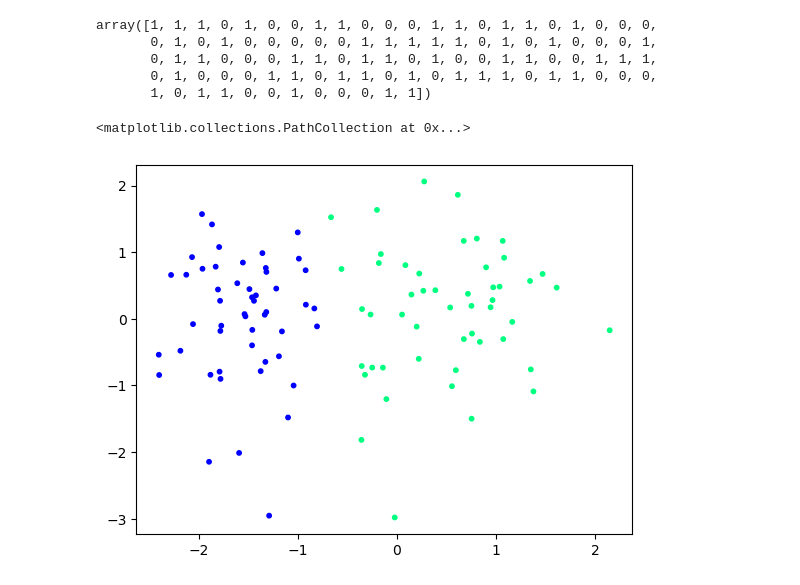
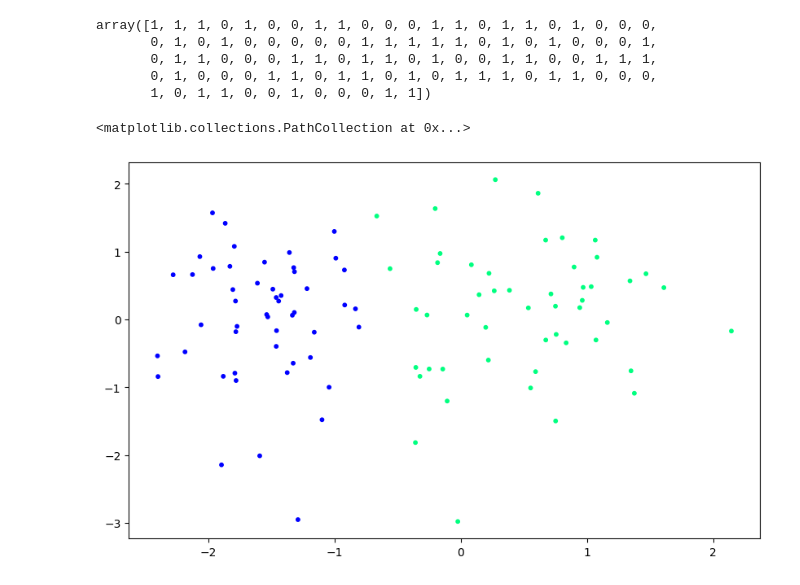
Before and after one commit to stoicsapien1/100-Days-of-DL, a Jupyter notebook: DAY 2 Prectpron Trick/PTrick.ipynb, the cells around one changed output. Saved outputs shown, nothing was run; the diff lists cells and outputs as text; code cells hidden in the pictures.

```diff
--- a/DAY 2 Prectpron Trick/PTrick.ipynb
+++ b/DAY 2 Prectpron Trick/PTrick.ipynb
@@ -1,5 +1,4 @@
 # %%
 from sklearn.datasets import make_classification
 import numpy as np
-X,y=make_classification(n_samples=100,n_features=2,n_informative=1,n_redundant=0,n_classes=2,n_clusters_per_class=1,random_state-41,
-                       hypercube=False,class_sep=10
+X,y=make_classification(n_samples=100,n_features=2,n_informative=1,n_redundant=0,n_classes=2,n_clusters_per_class=1,random_state=41,hypercube=False,class_sep=10)
@@ -8,8 +5,2 @@ SyntaxError: '(' was never closed (3700300836.py, line 3)
-# %%
-from sklearn.datasets import make_classification
-import numpy as np
-
-X, y = make_classification(n_samples=100, n_features=2, n_informative=1, n_redundant=0, n_classes=2, n_clusters_per_class=1,
-                           random_state=41, hypercube=False, class_sep=10)
 # %%
 import matplotlib.pyplot as plt
@@ -42,7 +34,8 @@ array([1, 1, 1, 0, 1, 0, 0, 1, 1, 0, 0, 0, 1, 1, 0, 1, 1, 0, 1, 0, 0, 0,
        0, 1, 0, 0, 0, 1, 1, 0, 1, 1, 0, 1, 0, 1, 1, 1, 0, 1, 1, 0, 0, 0,
        1, 0, 1, 1, 0, 0, 1, 0, 0, 0, 1, 1])
 # %%
-plt.scatter(X[:,0],X[:,1],c=y,cmap="winter",s=10)
+plt.figure(figsize=(10,6))
+plt.scatter(x=X[:,0],y=X[:,1],c=y,cmap="winter",s=10)
 # %% [output]
 <matplotlib.collections.PathCollection at 0x...>
-[figure, old version]
+[figure, new version]
```
Also changed, not shown: parts of 23 cells of this notebook, 4 other files.
